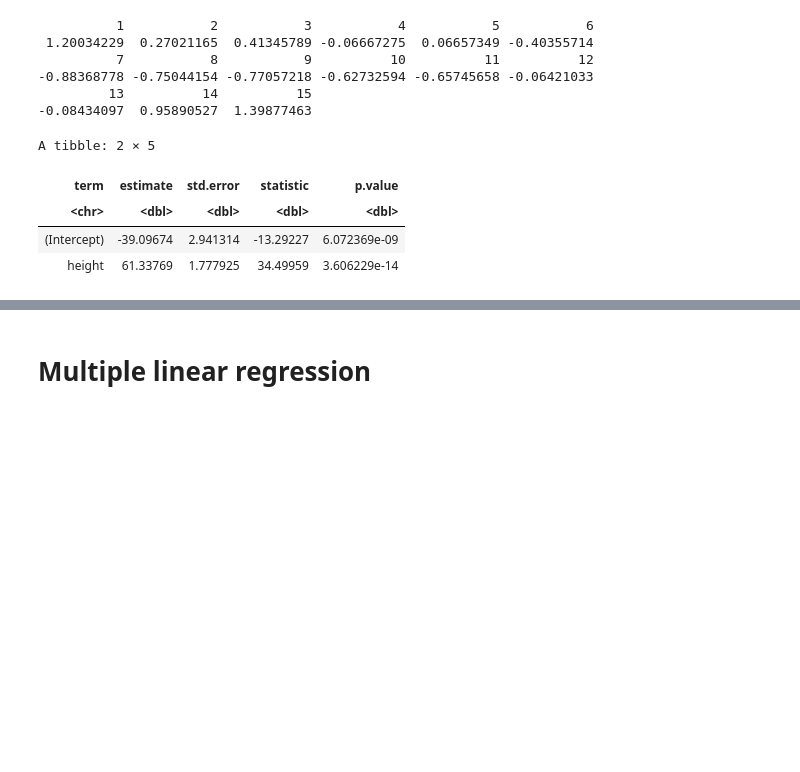
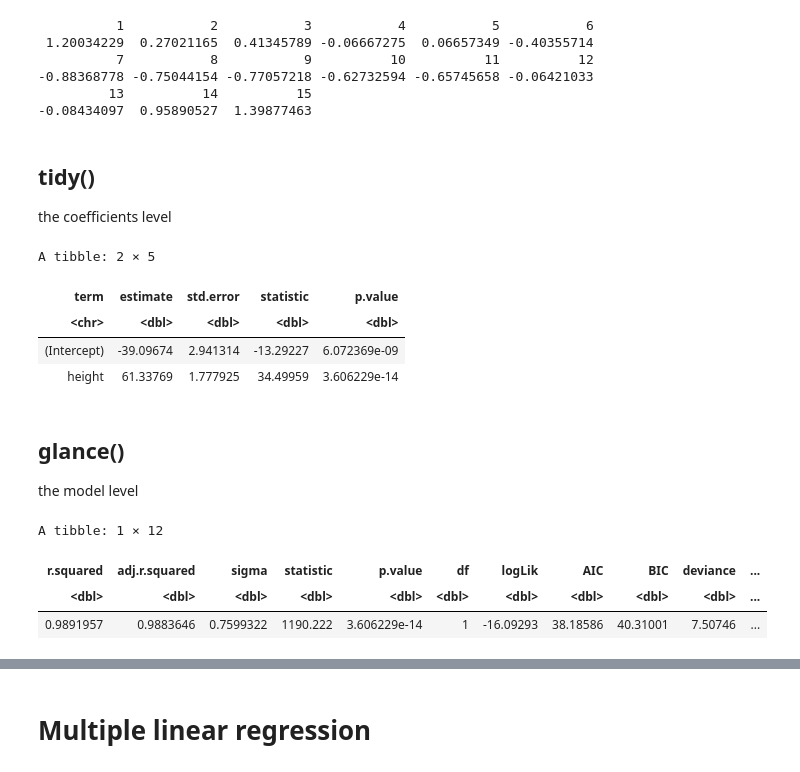
Before and after one commit to tarutear/2025-1, a Jupyter notebook: Introduction_to_Regression_in_R.ipynb, the cells around one changed output, grey strips where cells are left out. Cells and saved outputs as stored; diff of their text form; code cells hidden in the pictures; blank space fills up the shorter version.

```diff
--- a/Introduction_to_Regression_in_R.ipynb
+++ b/Introduction_to_Regression_in_R.ipynb
@@ -217,6 +273,10 @@ residuals(lm_model)
 -0.08434097  0.95890527  1.39877463
 # %%
 library(broom)
+# %% [markdown]
+## tidy()
+
+the coefficients level
 # %%
 tidy(lm_model)
 # %% [output]
@@ -225,3 +285,13 @@ A tibble: 2 × 5
 | <chr> | <dbl> | <dbl> | <dbl> | <dbl> |
 | (Intercept) | -39.09674 | 2.941314 | -13.29227 | 6.072369e-09 |
 | height | 61.33769 | 1.777925 | 34.49959 | 3.606229e-14 |
+# %% [markdown]
+## glance()
+the model level
+# %%
+glance(lm_model)
+# %% [output]
+A tibble: 1 × 12
+| r.squared | adj.r.squared | sigma | statistic | p.value | df | logLik | AIC | BIC | deviance | ... |
+| <dbl> | <dbl> | <dbl> | <dbl> | <dbl> | <dbl> | <dbl> | <dbl> | <dbl> | <dbl> | ... |
+| 0.9891957 | 0.9883646 | 0.7599322 | 1190.222 | 3.606229e-14 | 1 | -16.09293 | 38.18586 | 40.31001 | 7.50746 | ... |
```
Also changed, not shown: parts of 25 cells of this notebook.
